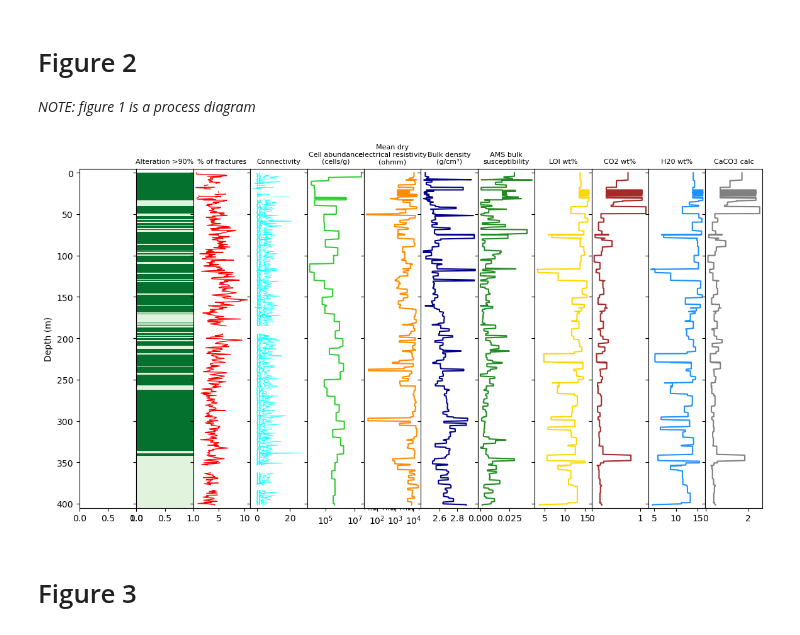
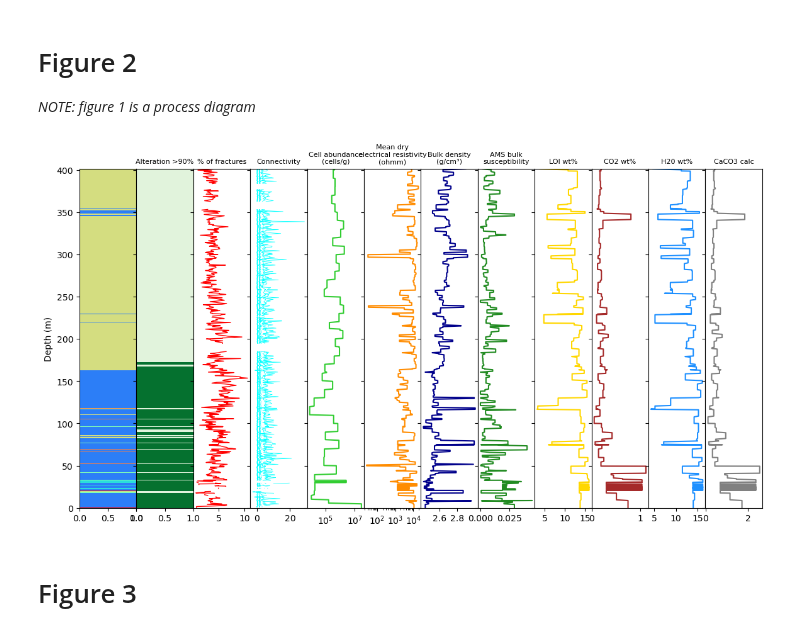
Before and after one commit to SerpRateAI/AI-pipeline-boreholes, a Jupyter notebook: paper-figures.ipynb, the cells around one changed output. Saved outputs shown, nothing was run; the diff lists cells and outputs as text; code cells hidden in the pictures.

Commit message:
added geology to fig2

```diff
--- a/paper-figures.ipynb
+++ b/paper-figures.ipynb
@@ -9,6 +9,8 @@ import matplotlib.colors as mcolors
 dataset_path = 'Datasets/Dataset_BA1B.xlsx'
 
 df = pd.read_excel(dataset_path)
+# df.dropna(inplace=True)
+# df['TOP_DEPTH'].fillna(method='ffill', inplace=True)
 [c for c in df.columns]
 geology_columns = ['UNIT_TYPE_Dunite',
  'UNIT_TYPE_Fault rock',
@@ -16,15 +18,29 @@ geology_columns = ['UNIT_TYPE_Dunite',
  'UNIT_TYPE_Harzburgite',
  'UNIT_TYPE_Metagabbro',
  'UNIT_TYPE_Other',
+'TOP_DEPTH'
  # 'UNIT_CLASS_OPHIO',
  # 'UNIT_CLASS_UND',
                   ]
 # %%
 fig, ax = plt.subplots(figsize=(2, 14))
-df[geology_columns]
+geo_df = df[geology_columns].copy()
+geo_df.dropna(inplace=True)
 
-for n, c in enumerate(geology_columns):
+Zs = []
+
+for n, c in enumerate(geology_columns[:-1]):
     n = n + 1
-    z = np.vstack(df[c].replace(0, np.nan).values*n)
-    ax.pcolormesh(z, vmin=0, vmax=6, cmap='rainbow')
+    z = np.vstack(geo_df[c].values*n)
+    Zs.append(z)
+
+Z = np.zeros_like(z)
+for z in Zs:
+    Z += z
+
+x = np.array([0, 1])
+y = np.vstack(geo_df['TOP_DEPTH'].values)
+xx, yy = np.meshgrid(x, y)
+
+ax.pcolormesh(xx, yy, Z[:-1], vmin=0, vmax=6, cmap='rainbow', shading='auto')
 # %% [output]
@@ -78,7 +110,12 @@ fig, ax = plt.subplots(1, 12, figsize=(14, 7), sharey=True)
 
 y = fig2_df.TOP_DEPTH
 
-ax[1].pcolormesh(np.vstack(fig2_df['Alteration_dummies_>90%'].values), cmap='Greens', vmin=-0.2, vmax=1.2)
+ax[0].pcolormesh(xx, yy, Z[:-1], vmin=0, vmax=6, cmap='rainbow', shading='auto')
+
+alt_df = fig2_df[['Alteration_dummies_>90%', 'TOP_DEPTH']].copy()
+alt_df.dropna(inplace=True)
+
+ax[1].pcolormesh(xx, yy, np.vstack(alt_df['Alteration_dummies_>90%'].values)[:-1], cmap='Greens', vmin=-0.2, vmax=1.2)
 ax[1].set_title('Alteration >90%', fontsize=8)
 
 ax[2].plot(fig2_df['% of fractures'], y, color='red', linewidth=1)
@@ -94,35 +131,35 @@ ax[4].set_title('Cell abundance\n(cells/g)', fontsize=8)
 
 ax[5].plot(fig2_df['Mean dry electrical Resistivity (ohmm)'], y, color='darkorange')
 ax[5].set_xscale('log')
 ax[5].set_title('Mean dry\nelectrical resistivity\n(ohmm)', fontsize=8)
 
 ax[6].plot(fig2_df['Bulk density (g/cm³)'], y, color='darkblue')
 ax[6].set_title('Bulk density\n(g/cm³)', fontsize=8)
 ax[6].set_xticks([2.6, 2.8])
 
 ax[7].plot(fig2_df['AMS bulk susceptibility'], y, color='forestgreen')
 ax[7].set_title('AMS bulk\nsusceptibility', fontsize=8)
 
 ax[8].plot(fig2_df['LOI wt%'], y, color='gold')
 ax[8].set_title('LOI wt%', fontsize=8)
 
 ax[9].plot(fig2_df['CO2 wt%'], y, color='brown')
 ax[9].set_title('CO2 wt%', fontsize=8)
 
 ax[10].plot(fig2_df['H20 wt%'], y, color='dodgerblue')
 ax[10].set_title('H20 wt%', fontsize=8)
 
 ax[11].plot(fig2_df['CaCO3 calc'], y, color='grey')
 ax[11].set_title('CaCO3 calc', fontsize=8)
 
-ax[0].set_ylim(405, -5)
+# ax[0].set_ylim(405, -5)
 ax[0].set_ylabel('Depth (m)')
 fig.subplots_adjust(wspace=0, hspace=0)
 
 # plt.tight_layout()
 fig.savefig('fig2.pdf', bbox_inches='tight')
 # %% [output]
-[figure, old version]
+[figure, new version]
 # %% [markdown]
 # Figure 3
 # %%
```
Also changed, not shown: parts of 2 cells of this notebook, 1 other file.
